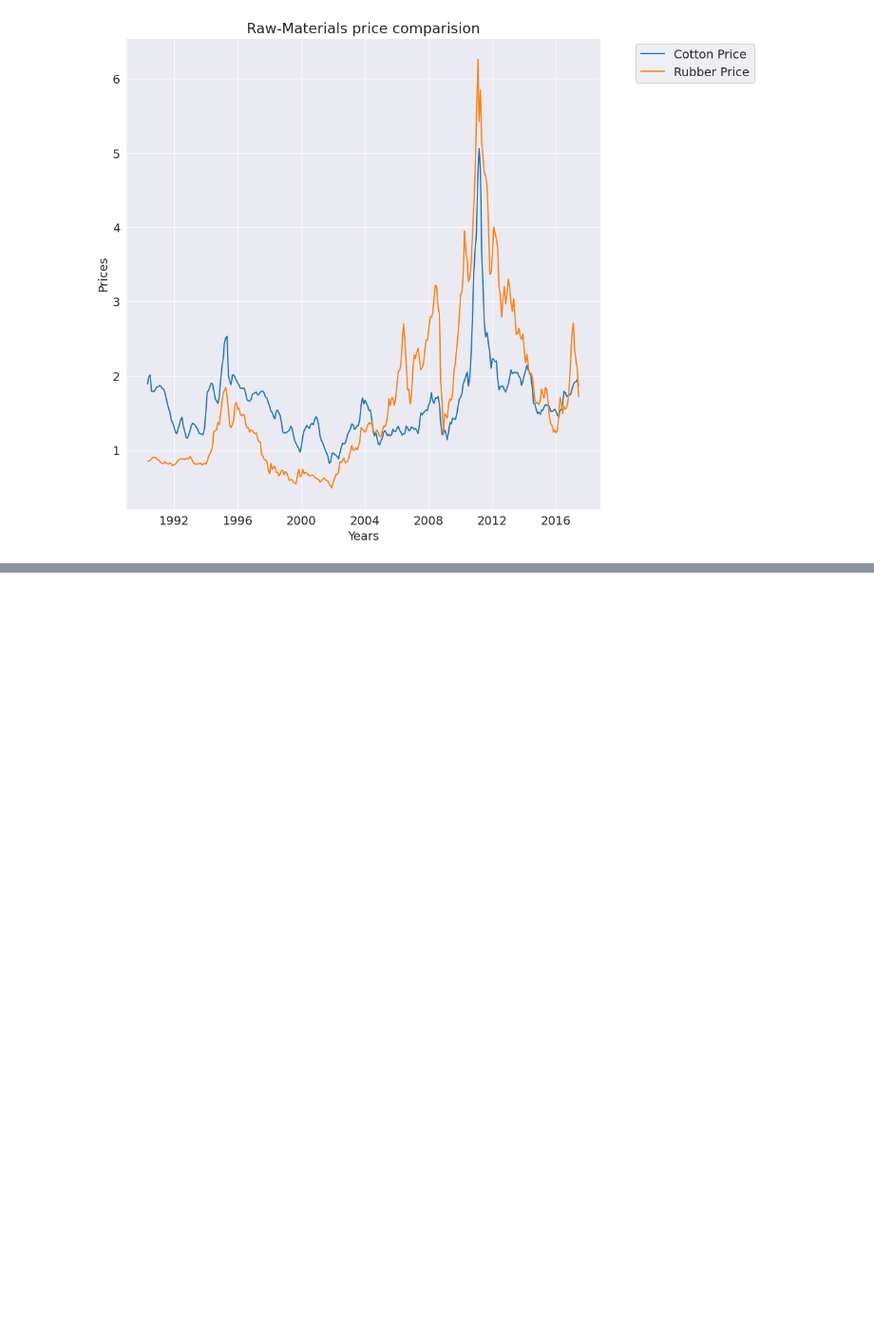
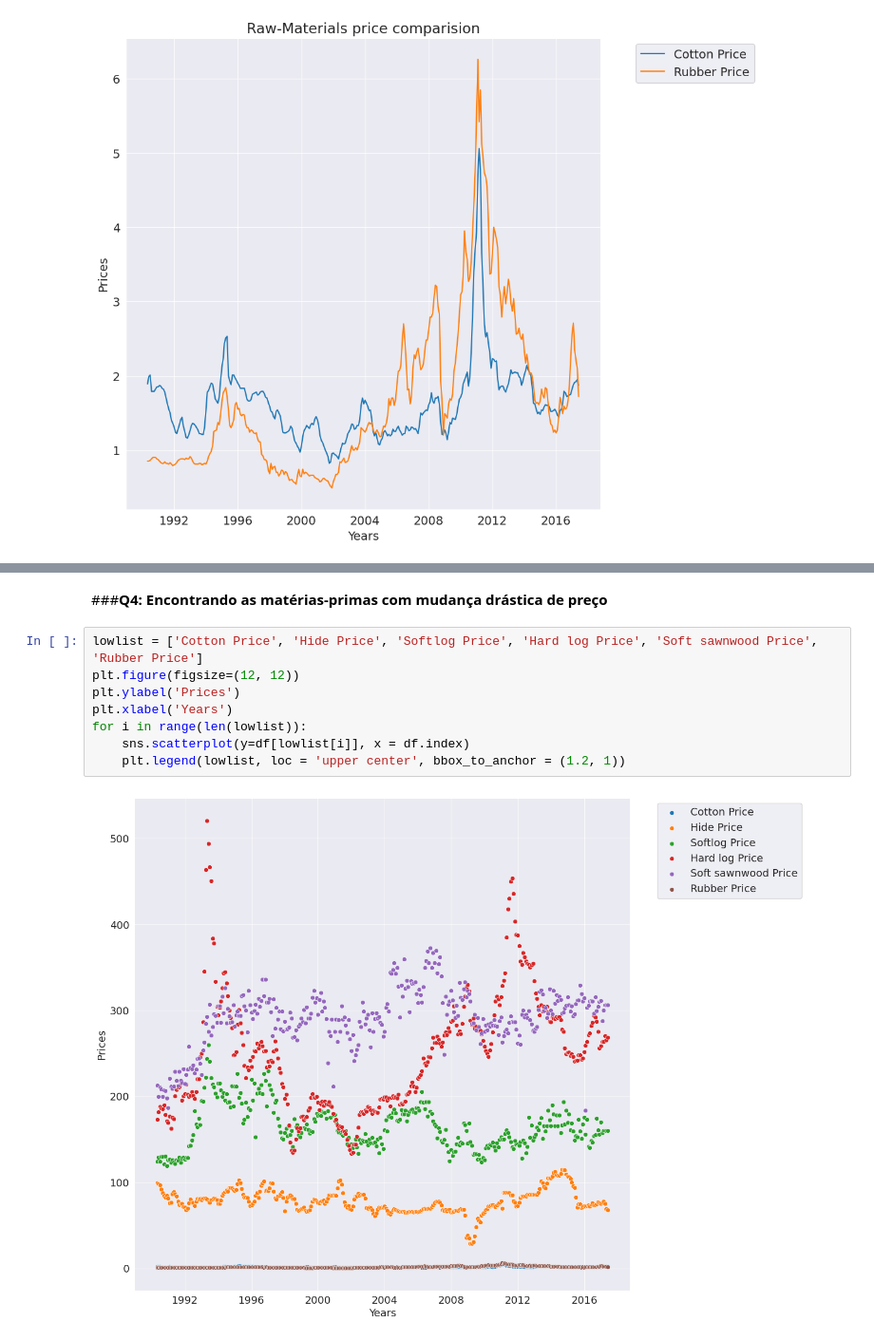
Before and after one commit to hgOliveira-Santos/Analise-Materiais_Agricultura, a Jupyter notebook: notebook.ipynb, the cells around one changed output, grey strips where cells are left out. Shown at 95% size. Cells and saved outputs as stored; diff of their text form; blank space fills up the shorter version.

```diff
--- a/notebook.ipynb
+++ b/notebook.ipynb
@@ -393,0 +427,12 @@ plt.legend(['Cotton Price', 'Rubber Price'], loc = 'upper center', bbox_to_ancho
+# %% [markdown]
+###**Q4: Encontrando as matérias-primas com mudança drástica de preço**
+# %%
+lowlist = ['Cotton Price', 'Hide Price', 'Softlog Price', 'Hard log Price', 'Soft sawnwood Price', 'Rubber Price']
+plt.figure(figsize=(12, 12))
+plt.ylabel('Prices')
+plt.xlabel('Years')
+for i in range(len(lowlist)):
+    sns.scatterplot(y=df[lowlist[i]], x = df.index)
+    plt.legend(lowlist, loc = 'upper center', bbox_to_anchor = (1.2, 1))
+# %% [output]
+[figure, added]
```
Also changed, not shown: parts of 9 cells of this notebook.
